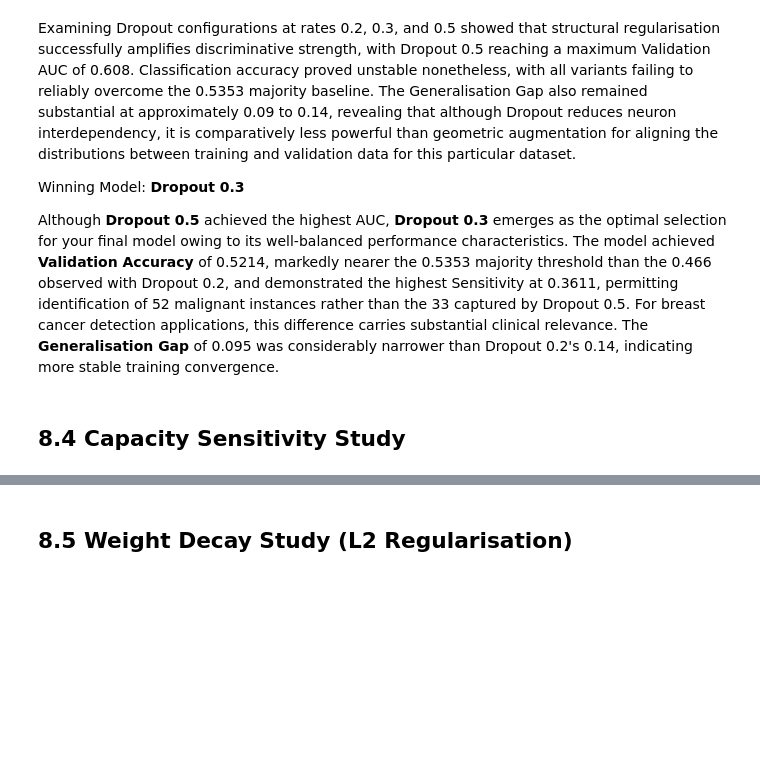
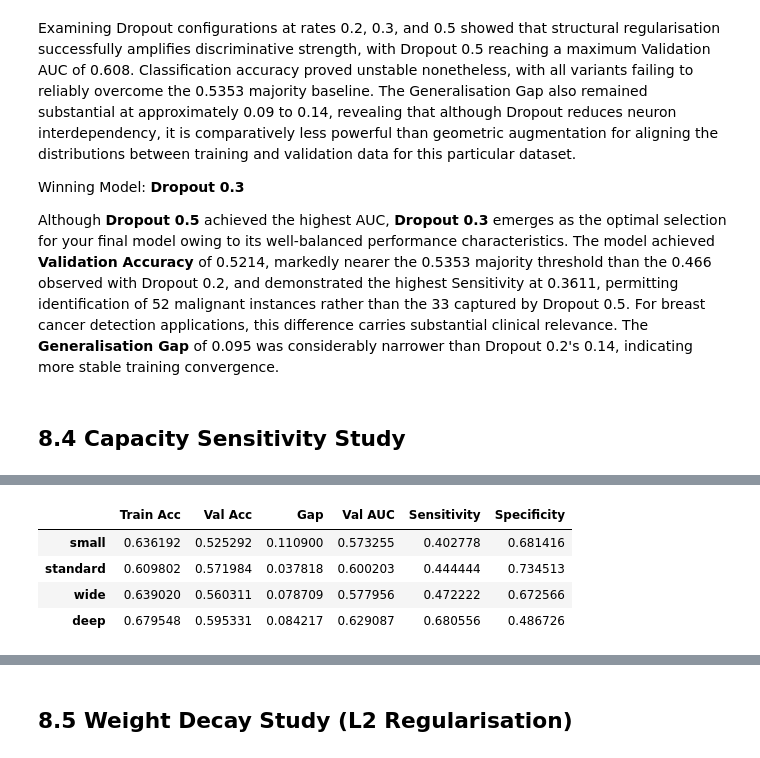
Before and after one commit to A-S-Yong/FYP, a Jupyter notebook: notebooks/Final_V1.ipynb, the cells around one changed output, grey strips where cells are left out. Drawn from its saved outputs; the diff is of its cells as text; code cells hidden in the pictures; blank space fills up the shorter version.

```diff
--- a/notebooks/Final_V1.ipynb
+++ b/notebooks/Final_V1.ipynb
@@ -2743,0 +2948,11 @@ Although **Dropout 0.5** achieved the highest AUC, **Dropout 0.3** emerges as th
+# %%
+# --- FINAL SUMMARY TABLE ---
+df_capacity = pd.DataFrame(capacity_results).T
+display(df_capacity)
+df_capacity.to_csv('step8_4_capacity_study_summary.csv')
+# %% [output]
+|  | Train Acc | Val Acc | Gap | Val AUC | Sensitivity | Specificity |
+| small | 0.636192 | 0.525292 | 0.110900 | 0.573255 | 0.402778 | 0.681416 |
+| standard | 0.609802 | 0.571984 | 0.037818 | 0.600203 | 0.444444 | 0.734513 |
+| wide | 0.639020 | 0.560311 | 0.078709 | 0.577956 | 0.472222 | 0.672566 |
+| deep | 0.679548 | 0.595331 | 0.084217 | 0.629087 | 0.680556 | 0.486726 |
```
Also changed, not shown: parts of 5 cells of this notebook.
